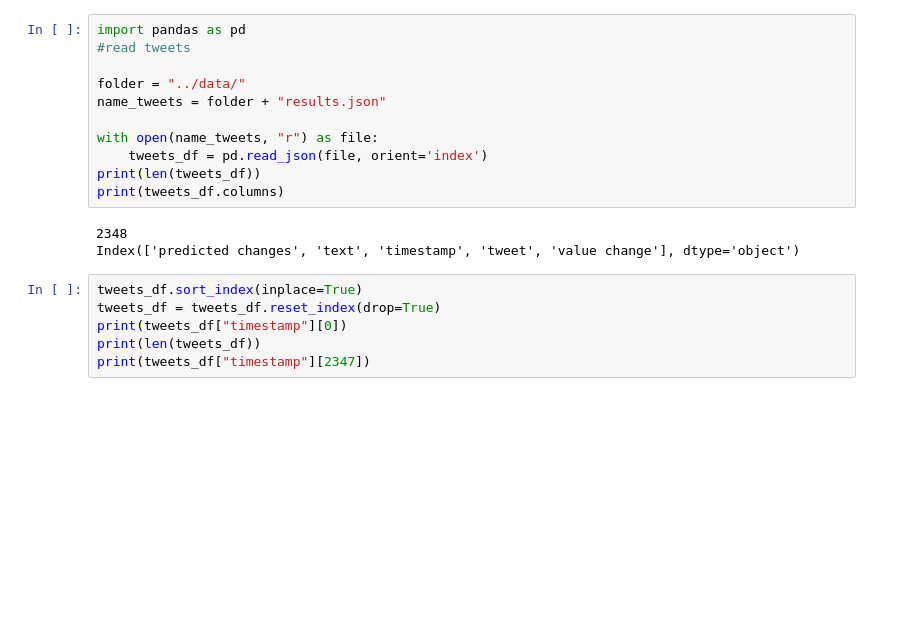
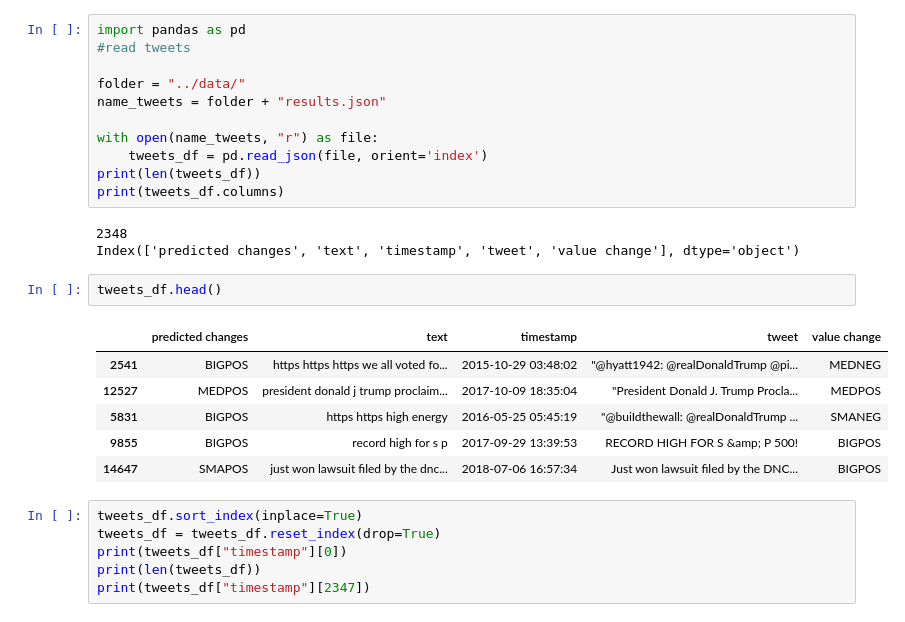
Before and after one commit to vvenla/trumponator, a Jupyter notebook: source/combine_tweets_and_stocks_plots.ipynb, the cells around one changed output. Drawn from its saved outputs; the diff is of its cells as text; blank space fills up the shorter version.

```diff
--- a/source/combine_tweets_and_stocks_plots.ipynb
+++ b/source/combine_tweets_and_stocks_plots.ipynb
@@ -12,6 +12,15 @@ print(tweets_df.columns)
 # %% [output]
 2348
 Index(['predicted changes', 'text', 'timestamp', 'tweet', 'value change'], dtype='object')
+# %%
+tweets_df.head()
+# %% [output]
+|  | predicted changes | text | timestamp | tweet | value change |
+| 2541 | BIGPOS | https https https we all voted fo... | 2015-10-29 03:48:02 | "@hyatt1942: @realDonaldTrump @pi... | MEDNEG |
+| 12527 | MEDPOS | president donald j trump proclaim... | 2017-10-09 18:35:04 | "President Donald J. Trump Procla... | MEDPOS |
+| 5831 | BIGPOS | https https high energy | 2016-05-25 05:45:19 | "@buiIdthewall: @realDonaldTrump ... | SMANEG |
+| 9855 | BIGPOS | record high for s p | 2017-09-29 13:39:53 | RECORD HIGH FOR S &amp; P 500! | BIGPOS |
+| 14647 | SMAPOS | just won lawsuit filed by the dnc... | 2018-07-06 16:57:34 | Just won lawsuit filed by the DNC... | BIGPOS |
 # %%
 tweets_df.sort_index(inplace=True)
 tweets_df = tweets_df.reset_index(drop=True)
```
Also changed, not shown: parts of 6 cells of this notebook.
